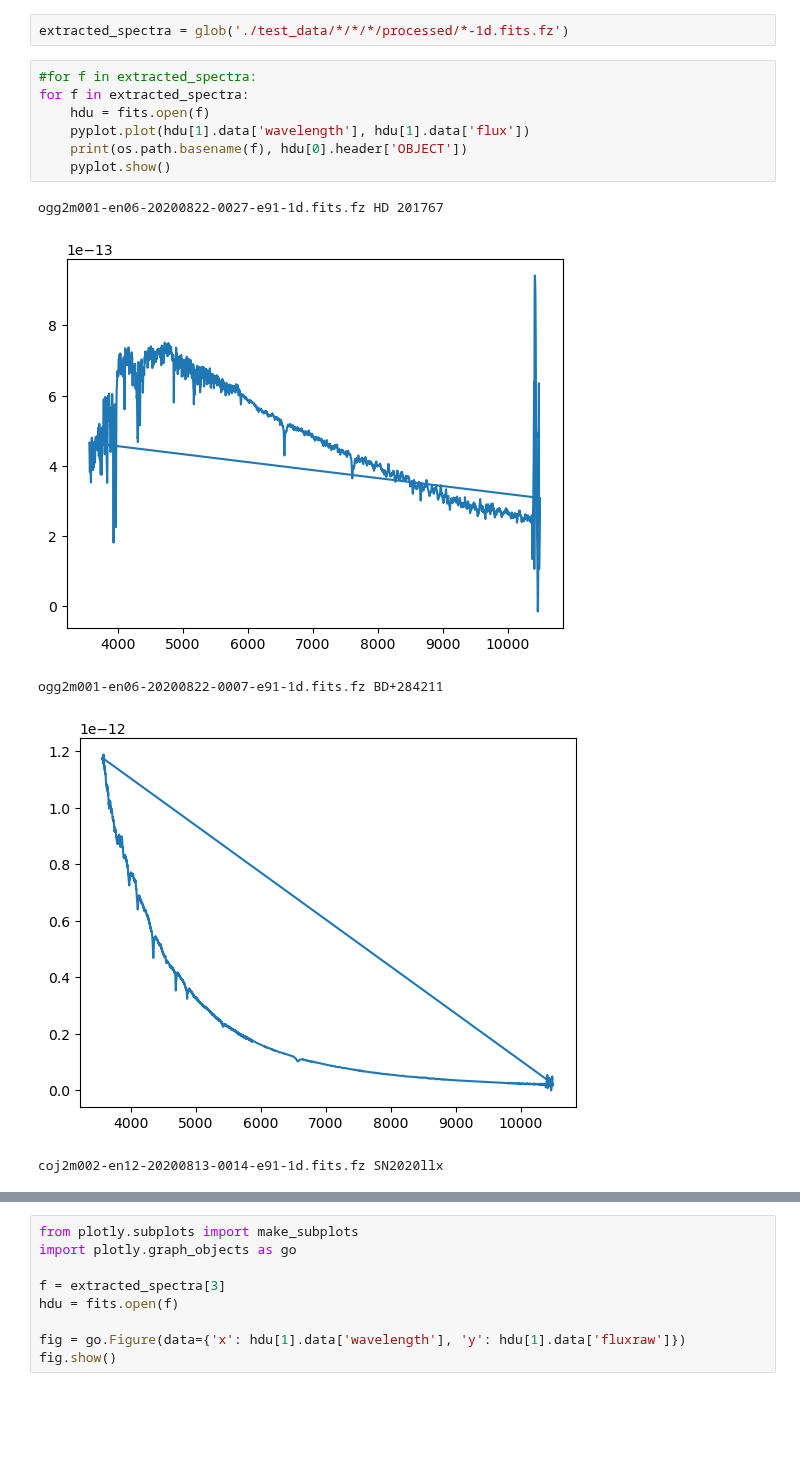
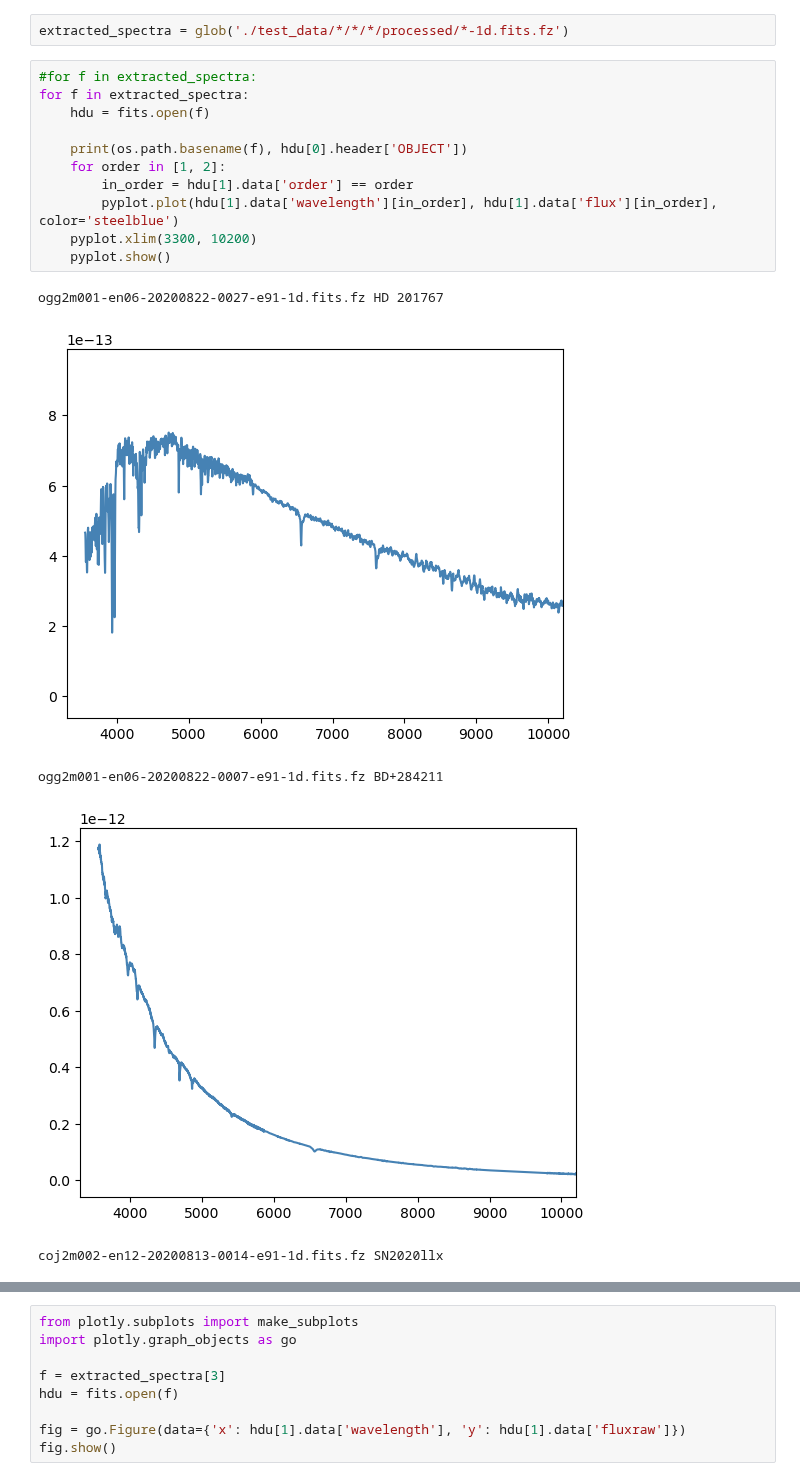
Before and after one commit to LCOGT/banzai-floyds, a Jupyter notebook: characterization_testing/Extraction.ipynb, the cells around one changed output, grey strips where cells are left out. Saved outputs shown, nothing was run; the diff lists cells and outputs as text; blank space fills up the shorter version.

```diff
--- a/characterization_testing/Extraction.ipynb
+++ b/characterization_testing/Extraction.ipynb
@@ -162,13 +162,17 @@ extracted_spectra = glob('./test_data/*/*/*/processed/*-1d.fits.fz')
 # %%
 #for f in extracted_spectra:
 for f in extracted_spectra:
     hdu = fits.open(f)
-    pyplot.plot(hdu[1].data['wavelength'], hdu[1].data['flux'])
+
     print(os.path.basename(f), hdu[0].header['OBJECT'])
+    for order in [1, 2]:
+        in_order = hdu[1].data['order'] == order
+        pyplot.plot(hdu[1].data['wavelength'][in_order], hdu[1].data['flux'][in_order], color='steelblue')
+    pyplot.xlim(3300, 10200)
     pyplot.show()
 # %% [output]
 ogg2m001-en06-20200822-0027-e91-1d.fits.fz HD 201767
-[figure, old version]
+[figure, new version]
 ogg2m001-en06-20200822-0007-e91-1d.fits.fz BD+284211
-[figure, old version]
+[figure, new version]
 coj2m002-en12-20200813-0014-e91-1d.fits.fz SN2020llx
```
Also changed, not shown: parts of 2 cells of this notebook, 14 other files.
